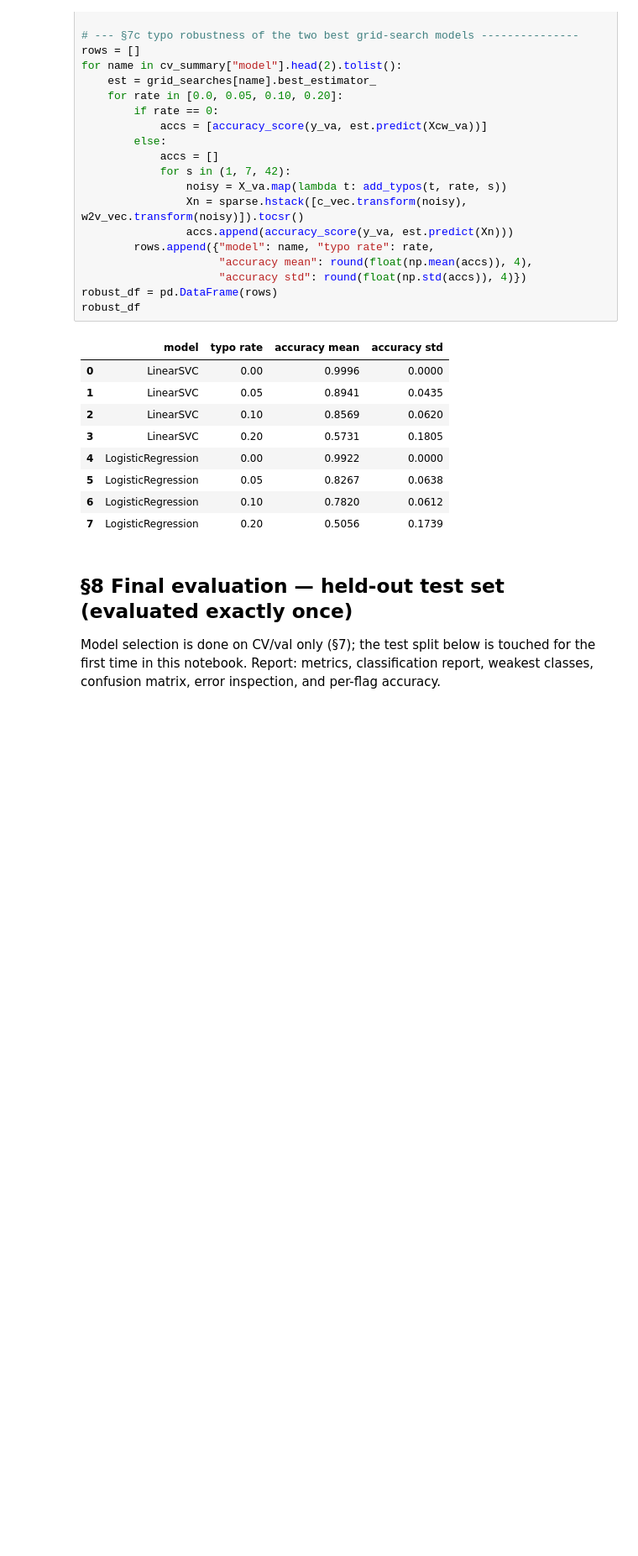
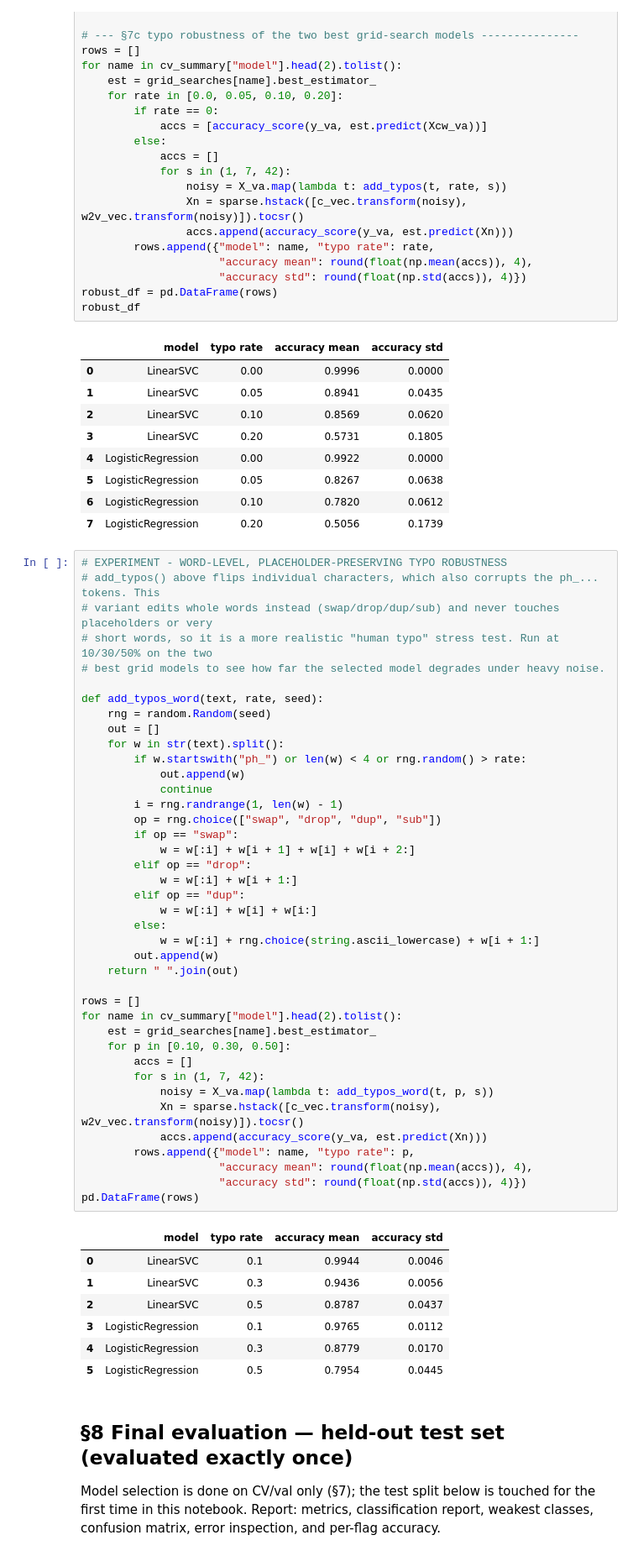
Before and after one commit to hananAhmed07/Customer-Support-Project, a Jupyter notebook: organized.ipynb, the cells around one changed output. Shown at 84% size. Drawn from its saved outputs; the diff is of its cells as text; blank space fills up the shorter version.

```diff
--- a/organized.ipynb
+++ b/organized.ipynb
@@ -757,6 +798,54 @@ robust_df
 | 5 | LogisticRegression | 0.05 | 0.8267 | 0.0638 |
 | 6 | LogisticRegression | 0.10 | 0.7820 | 0.0612 |
 | 7 | LogisticRegression | 0.20 | 0.5056 | 0.1739 |
+# %%
+# EXPERIMENT - WORD-LEVEL, PLACEHOLDER-PRESERVING TYPO ROBUSTNESS
+# add_typos() above flips individual characters, which also corrupts the ph_... tokens. This
+# variant edits whole words instead (swap/drop/dup/sub) and never touches placeholders or very
+# short words, so it is a more realistic "human typo" stress test. Run at 10/30/50% on the two
+# best grid models to see how far the selected model degrades under heavy noise.
+
+def add_typos_word(text, rate, seed):
+    rng = random.Random(seed)
+    out = []
+    for w in str(text).split():
+        if w.startswith("ph_") or len(w) < 4 or rng.random() > rate:
+            out.append(w)
+            continue
+        i = rng.randrange(1, len(w) - 1)
+        op = rng.choice(["swap", "drop", "dup", "sub"])
+        if op == "swap":
+            w = w[:i] + w[i + 1] + w[i] + w[i + 2:]
+        elif op == "drop":
+            w = w[:i] + w[i + 1:]
+        elif op == "dup":
+            w = w[:i] + w[i] + w[i:]
+        else:
+            w = w[:i] + rng.choice(string.ascii_lowercase) + w[i + 1:]
+        out.append(w)
+    return " ".join(out)
+
+rows = []
+for name in cv_summary["model"].head(2).tolist():
+    est = grid_searches[name].best_estimator_
+    for p in [0.10, 0.30, 0.50]:
+        accs = []
+        for s in (1, 7, 42):
+            noisy = X_va.map(lambda t: add_typos_word(t, p, s))
+            Xn = sparse.hstack([c_vec.transform(noisy), w2v_vec.transform(noisy)]).tocsr()
+            accs.append(accuracy_score(y_va, est.predict(Xn)))
+        rows.append({"model": name, "typo rate": p,
+                     "accuracy mean": round(float(np.mean(accs)), 4),
+                     "accuracy std": round(float(np.std(accs)), 4)})
+pd.DataFrame(rows)
+# %% [output]
+|  | model | typo rate | accuracy mean | accuracy std |
+| 0 | LinearSVC | 0.1 | 0.9944 | 0.0046 |
+| 1 | LinearSVC | 0.3 | 0.9436 | 0.0056 |
+| 2 | LinearSVC | 0.5 | 0.8787 | 0.0437 |
+| 3 | LogisticRegression | 0.1 | 0.9765 | 0.0112 |
+| 4 | LogisticRegression | 0.3 | 0.8779 | 0.0170 |
+| 5 | LogisticRegression | 0.5 | 0.7954 | 0.0445 |
 # %% [markdown]
 ## §8 Final evaluation — held-out test set (evaluated exactly once)
 
```
Also changed, not shown: parts of 6 cells of this notebook, 11 other files.
